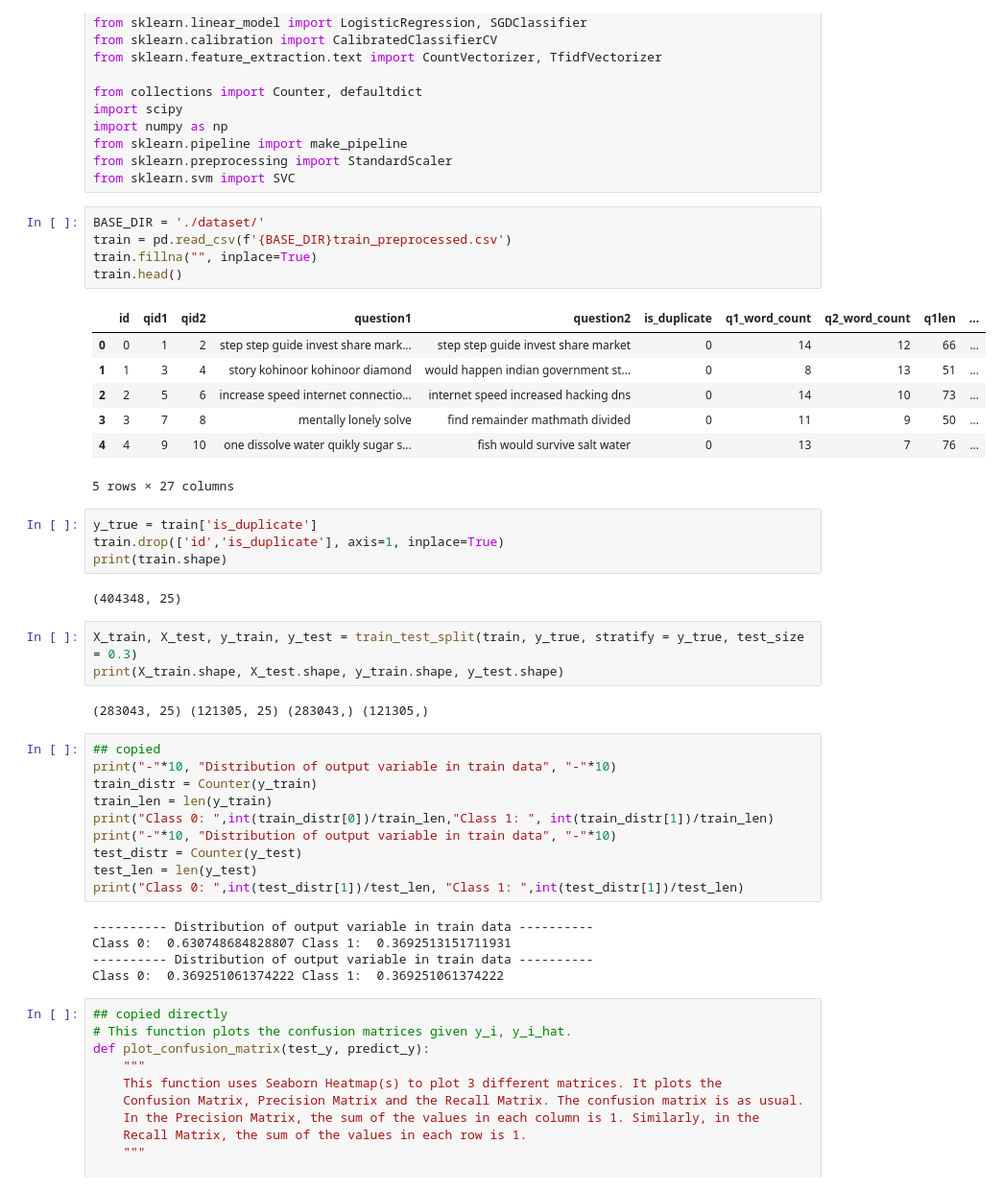
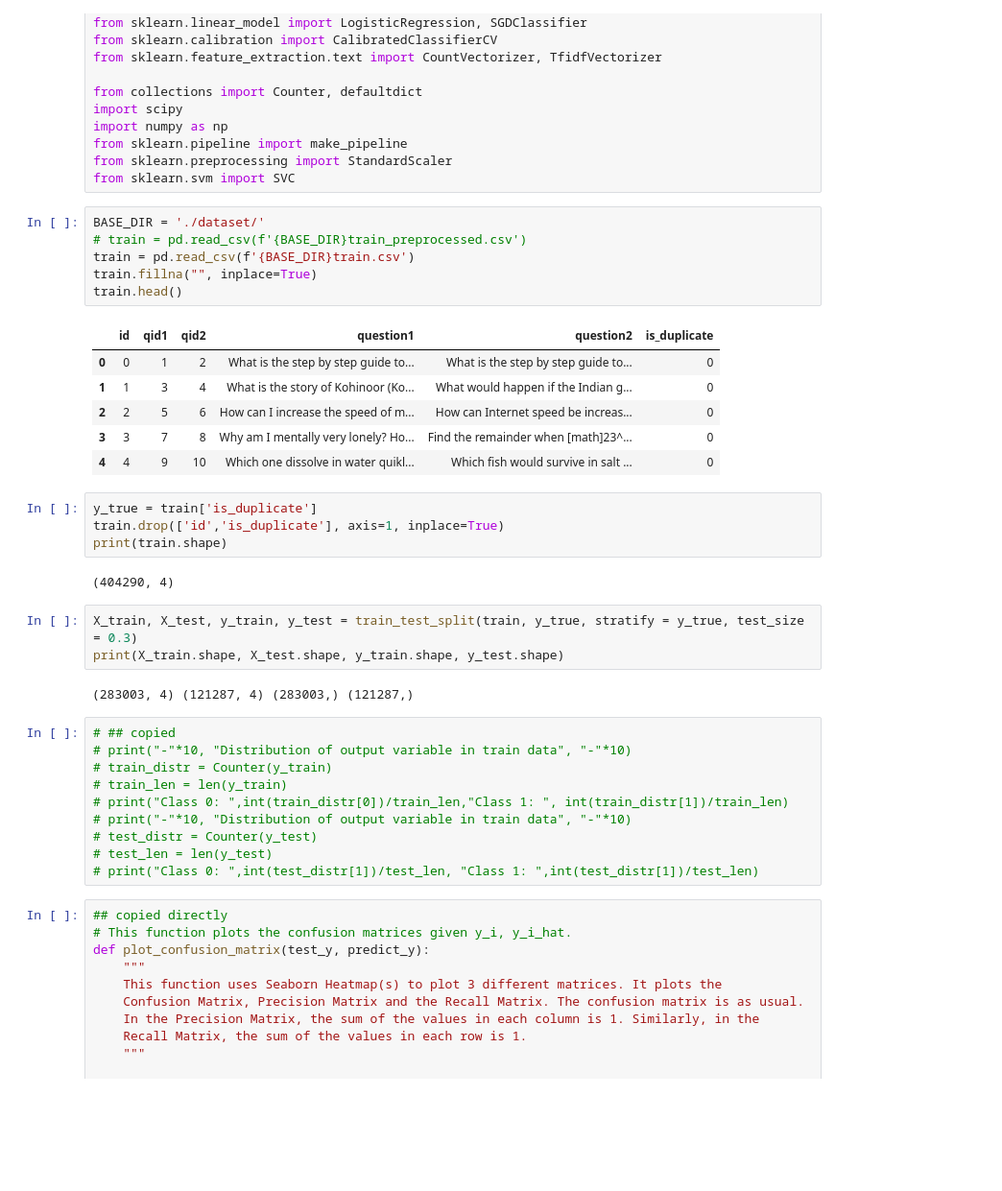
Before and after one commit to tushar2407/question-pair-similarity, a Jupyter notebook: analysis3.ipynb, the cells around one changed output. Shown: that part at 96% size. Drawn from its saved outputs; the diff is of its cells as text; blank space fills up the shorter version.

```diff
--- a/analysis3.ipynb
+++ b/analysis3.ipynb
@@ -23,43 +23,38 @@ from sklearn.preprocessing import StandardScaler
 from sklearn.svm import SVC
 # %%
 BASE_DIR = './dataset/'
-train = pd.read_csv(f'{BASE_DIR}train_preprocessed.csv')
+# train = pd.read_csv(f'{BASE_DIR}train_preprocessed.csv')
+train = pd.read_csv(f'{BASE_DIR}train.csv')
 train.fillna("", inplace=True)
 train.head()
 # %% [output]
-|  | id | qid1 | qid2 | question1 | question2 | is_duplicate | q1_word_count | q2_word_count | q1len | ... |
-| 0 | 0 | 1 | 2 | step step guide invest share mark... | step step guide invest share market | 0 | 14 | 12 | 66 | ... |
-| 1 | 1 | 3 | 4 | story kohinoor kohinoor diamond | would happen indian government st... | 0 | 8 | 13 | 51 | ... |
-| 2 | 2 | 5 | 6 | increase speed internet connectio... | internet speed increased hacking dns | 0 | 14 | 10 | 73 | ... |
-| 3 | 3 | 7 | 8 | mentally lonely solve | find remainder mathmath divided | 0 | 11 | 9 | 50 | ... |
-| 4 | 4 | 9 | 10 | one dissolve water quikly sugar s... | fish would survive salt water | 0 | 13 | 7 | 76 | ... |
+|  | id | qid1 | qid2 | question1 | question2 | is_duplicate |
+| 0 | 0 | 1 | 2 | What is the step by step guide to... | What is the step by step guide to... | 0 |
+| 1 | 1 | 3 | 4 | What is the story of Kohinoor (Ko... | What would happen if the Indian g... | 0 |
+| 2 | 2 | 5 | 6 | How can I increase the speed of m... | How can Internet speed be increas... | 0 |
+| 3 | 3 | 7 | 8 | Why am I mentally very lonely? Ho... | Find the remainder when [math]23^... | 0 |
+| 4 | 4 | 9 | 10 | Which one dissolve in water quikl... | Which fish would survive in salt ... | 0 |
-5 rows × 27 columns
 # %%
 y_true = train['is_duplicate']
 train.drop(['id','is_duplicate'], axis=1, inplace=True)
 print(train.shape)
 # %% [output]
-(404348, 25)
+(404290, 4)
 # %%
 X_train, X_test, y_train, y_test = train_test_split(train, y_true, stratify = y_true, test_size = 0.3)
 print(X_train.shape, X_test.shape, y_train.shape, y_test.shape)
 # %% [output]
-(283043, 25) (121305, 25) (283043,) (121305,)
+(283003, 4) (121287, 4) (283003,) (121287,)
 # %%
-## copied
-print("-"*10, "Distribution of output variable in train data", "-"*10)
-train_distr = Counter(y_train)
-train_len = len(y_train)
-print("Class 0: ",int(train_distr[0])/train_len,"Class 1: ", int(train_distr[1])/train_len)
-print("-"*10, "Distribution of output variable in train data", "-"*10)
-test_distr = Counter(y_test)
-test_len = len(y_test)
-print("Class 0: ",int(test_distr[1])/test_len, "Class 1: ",int(test_distr[1])/test_len)
+# ## copied
+# print("-"*10, "Distribution of output variable in train data", "-"*10)
+# train_distr = Counter(y_train)
+# train_len = len(y_train)
+# print("Class 0: ",int(train_distr[0])/train_len,"Class 1: ", int(train_distr[1])/train_len)
+# print("-"*10, "Distribution of output variable in train data", "-"*10)
+# test_distr = Counter(y_test)
+# test_len = len(y_test)
+# print("Class 0: ",int(test_distr[1])/test_len, "Class 1: ",int(test_distr[1])/test_len)
-# %% [output]
----------- Distribution of output variable in train data ----------
-Class 0:  0.630748684828807 Class 1:  0.3692513151711931
----------- Distribution of output variable in train data ----------
-Class 0:  0.369251061374222 Class 1:  0.369251061374222
 # %%
 ## copied directly
 # This function plots the confusion matrices given y_i, y_i_hat.
```
Also changed, not shown: parts of 8 cells of this notebook, 2 other files.
